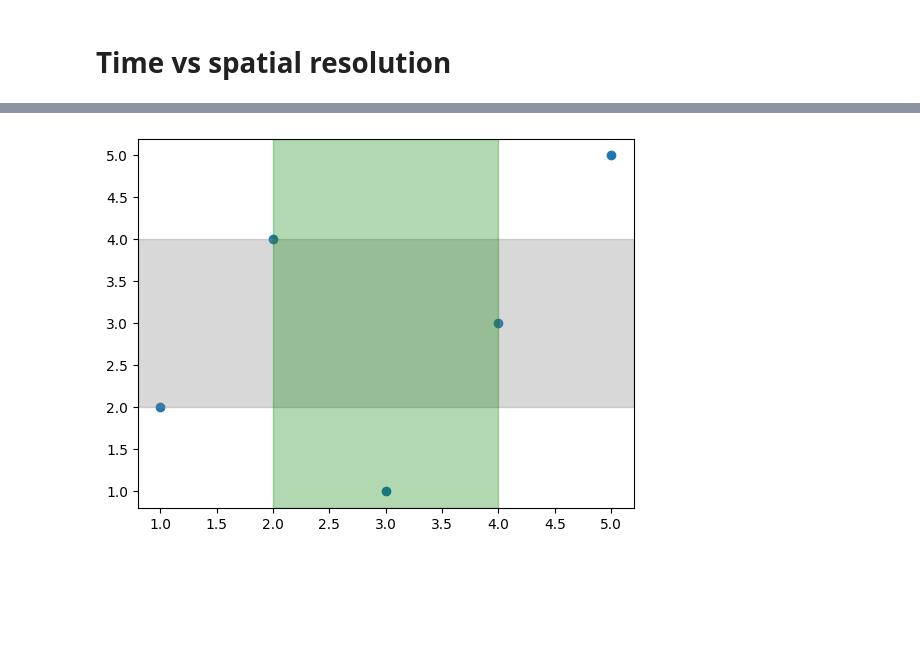
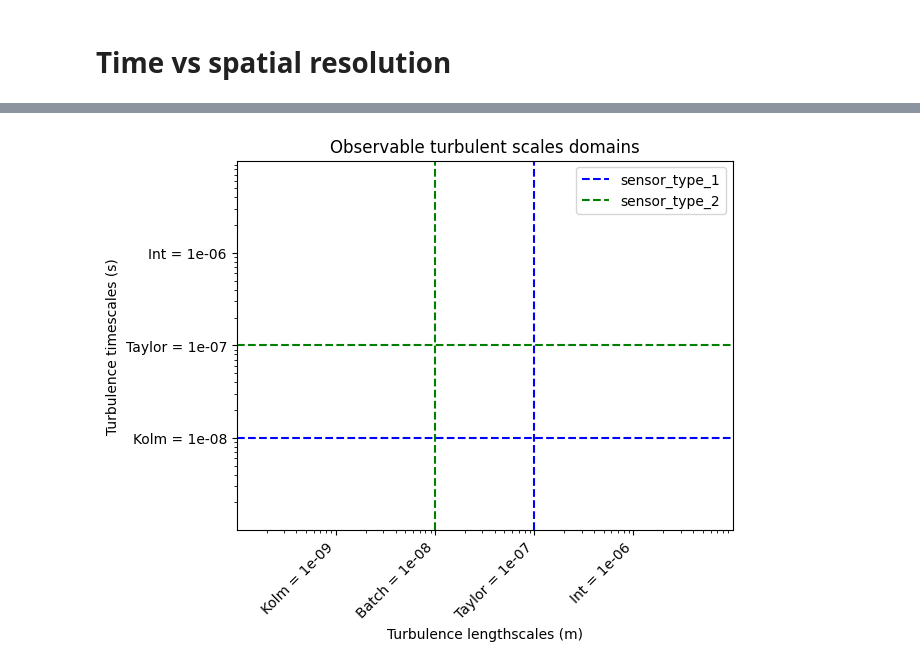
Before and after one commit to henri-avec-un-i/UPC_internship, a Jupyter notebook: caracterisation_of_turbulent_scales.ipynb, the cells around one changed output, grey strips where cells are left out. Drawn from its saved outputs; the diff is of its cells as text; code cells hidden in the pictures; blank space fills up the shorter version.

```diff
--- a/caracterisation_of_turbulent_scales.ipynb
+++ b/caracterisation_of_turbulent_scales.ipynb
@@ -629,9 +629,9 @@ Is it relevant ?? In the sense that I used l_integral ~ L in the previous calcul
 # %% [markdown]
 # Time vs spatial resolution
 # %%
-L = 1e-6 #in meters, To specify
-U = 1e0 # in m/s, To specify
-T = 1e-6 #in seconds
+#L = 1e-6 #in meters, To specify
+#U = 1e0 # in m/s, To specify
+#T = 1e-6 #in seconds
 
 turbulent_timescales_values = [1e-8, 1e-7, 1e-6] #List of turbulent approximate timescales values for given L and U values (integral, Taylor, Batchelor, Kolmogorov... see Pope's turbulence book for ref), in seconds
 turbulent_lengthscales_values = [1e-9, 1e-8, 1e-7, 1e-6] #List of turbulent approximate lengthscales values for given L and U values (integral, Taylor, Batchelor, Kolmogorov... see Pope's turbulence book for ref), in meters
@@ -644,13 +644,12 @@ sensor_labels = ['sensor_type_1', 'sensor_type_2'] #List of the different sensor
 spatial_resolutions = [1e-7,1e-8] #List of the different sensor techs approxiamte spatial resolution limits in meters
 temporal_resolutions = [1e-8,1e-7] #List of the different sensor techs approxiamte temporal resolution limits in seconds
 
-color_list = ['blue', 'green', 'red', 'cyan', 'magenta', 'yellow', 'black']
 
 #Max values
-T = max(turbulent_timescales_values)
-L = max(turbulent_lengthscales_values)
+#T = max(turbulent_timescales_values)
+#L = max(turbulent_lengthscales_values)
 
 #Min values
-min_l = min(turbulent_lengthscales_values)
-min_t = min(turbulent_timescales_values)
+#min_l = min(turbulent_lengthscales_values)
+#min_t = min(turbulent_timescales_values)
 # %%
@@ -710,18 +731,4 @@ plt.show()
-# %%
-import matplotlib.pyplot as plt
-
-# Create a simple scatter plot
-x = [1, 2, 3, 4, 5]
-y = [2, 4, 1, 3, 5]
-plt.scatter(x, y)
-
-# Add a horizontal span between y=2 and y=4
-plt.axhspan(2, 4, color='gray', alpha=0.3)
-
-# Add a vertical span between x=2 and x=4
-plt.axvspan(2, 4, color='green', alpha=0.3)
-
-# Display the plot
-plt.show()
-# %% [output]
-[figure, removed]
+# %%
+plot_time_vs_spatial_resolution(turbulent_timescales_values, turbulent_timescales_labels, turbulent_lengthscales_values, turbulent_lengthscales_labels, sensor_labels, spatial_resolutions, temporal_resolutions, color_zones = False)
+# %% [output]
+[figure, added]
```
Also changed, not shown: parts of 2 cells of this notebook.
